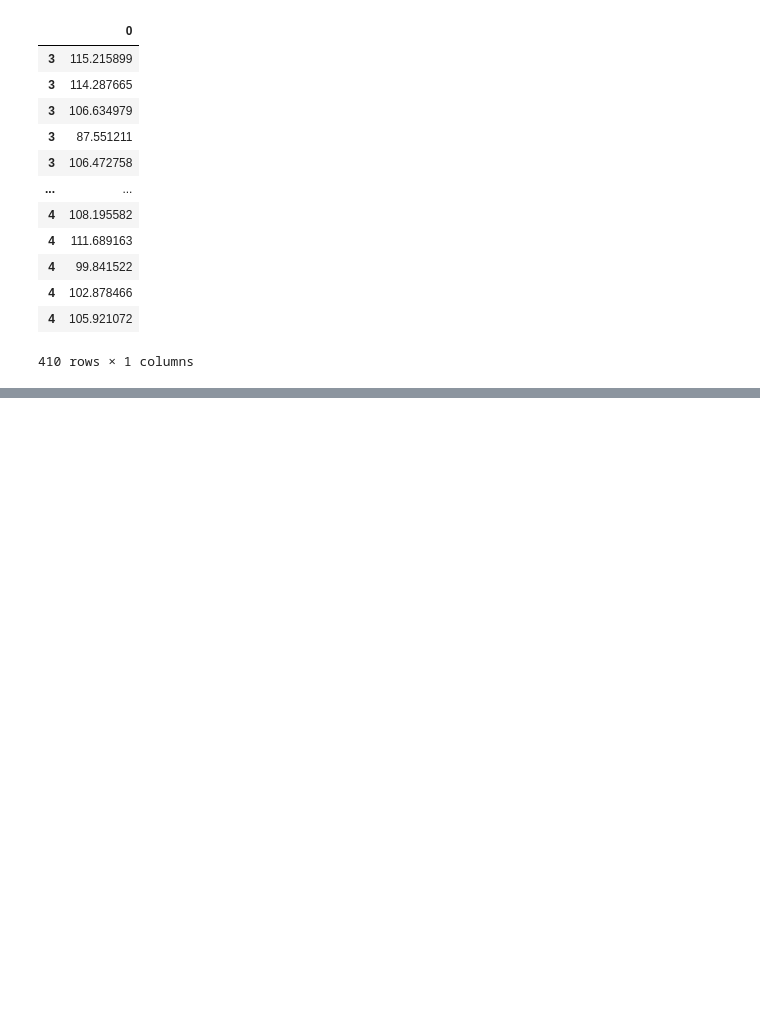
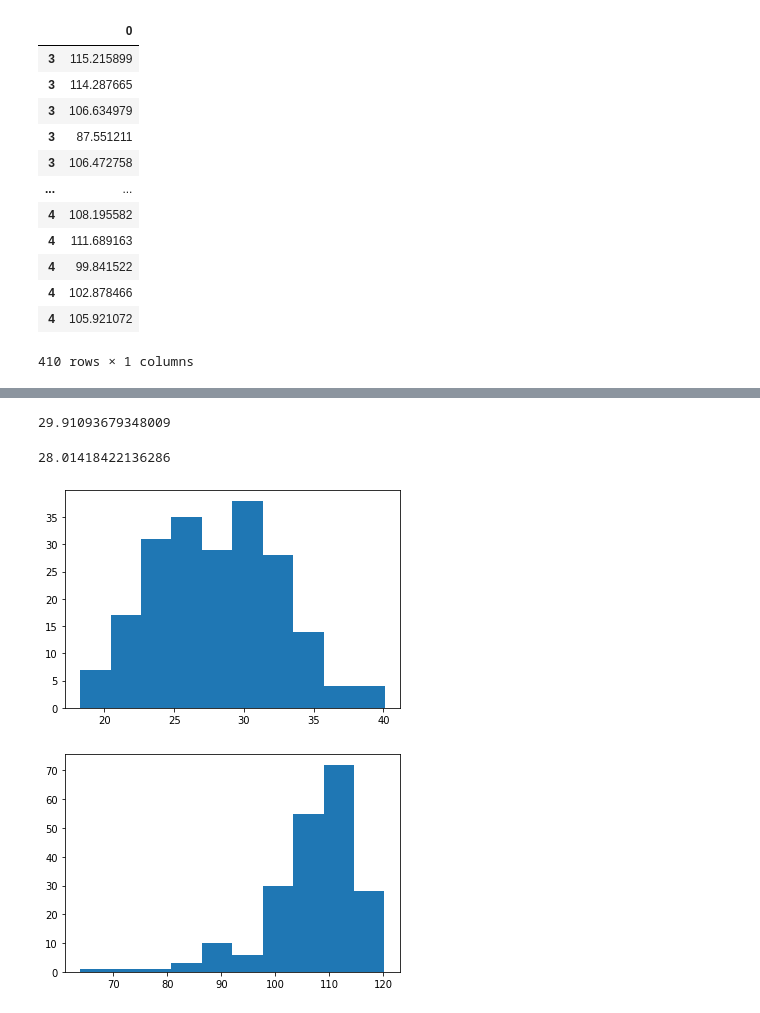
Before and after one commit to Aymeric-B/elle_ebene, a Jupyter notebook: notebooks/aymeric/Hair segmentation, wavelet and numpy model.ipynb, the cells around one changed output, grey strips where cells are left out. Drawn from its saved outputs; the diff is of its cells as text; code cells hidden in the pictures; blank space fills up the shorter version.

```diff
--- a/notebooks/aymeric/Hair segmentation, wavelet and numpy model.ipynb
+++ b/notebooks/aymeric/Hair segmentation, wavelet and numpy model.ipynb
@@ -542,0 +589,7 @@ df
+# %%
+list_of_col_means4 = []
+mask4 = (filter(edges4,3) !=0)
+for i in range(edges4.shape[1]):
+    hair_col = edges4[:,i][mask4[:,i]]
+    if hair_col.any():
+        list_of_col_means4.append(hair_col.mean())
@@ -542,0 +600,46 @@ df
+# %%
+def std_of_col_means(img):
+    edges = prewitt(img).astype("uint8")
+    edges[edges<123] = 0
+    edges[edges>122] = 255
+    list_of_col_means = []
+    mask = (filter(edges,3) !=0)
+    for i in range(edges.shape[1]):
+        hair_col = edges[:,i][mask[:,i]]
+        if hair_col.any():
+            list_of_col_means.append(hair_col.mean())
+    return np.std(list_of_col_means)
+# %%
+type3_imgs = get_images("Type 3",resizing_dim=224)
+type4_imgs = get_images("Type 4",resizing_dim=224)
+
+type3_imgs_rgb = to_numpy_rgb(type3_imgs)
+type4_imgs_rgb = to_numpy_rgb(type4_imgs)
+
+type3_imgs_squared = squared_imgs(type3_imgs_rgb)
+type4_imgs_squared = squared_imgs(type4_imgs_rgb)
+
+hairs_type3 = segmenter.get_hairs(type3_imgs_squared)
+hairs_type4 = segmenter.get_hairs(type4_imgs_squared)
+# greyscales
+hairs_type3 = [hair.dot([0.2989, 0.5870, 0.1140]) for hair in hairs_type3]
+hairs_type4 = [hair.dot([0.2989, 0.5870, 0.1140]) for hair in hairs_type4]
+# %%
+std3 = [std_of_col_means(image) for image in hairs_type3]
+std4 = [std_of_col_means(image) for image in hairs_type4]
+# %%
+np.mean(std4)
+# %% [output]
+29.91093679348009
+# %%
+np.mean(std3)
+# %% [output]
+28.01418422136286
+# %%
+plt.hist(std3)
+plt.show()
+plt.hist(means3)
+plt.show()
+# %% [output]
+[figure, added]
+[figure, added]
```
Also changed, not shown: parts of 15 cells of this notebook, 3 other files.
